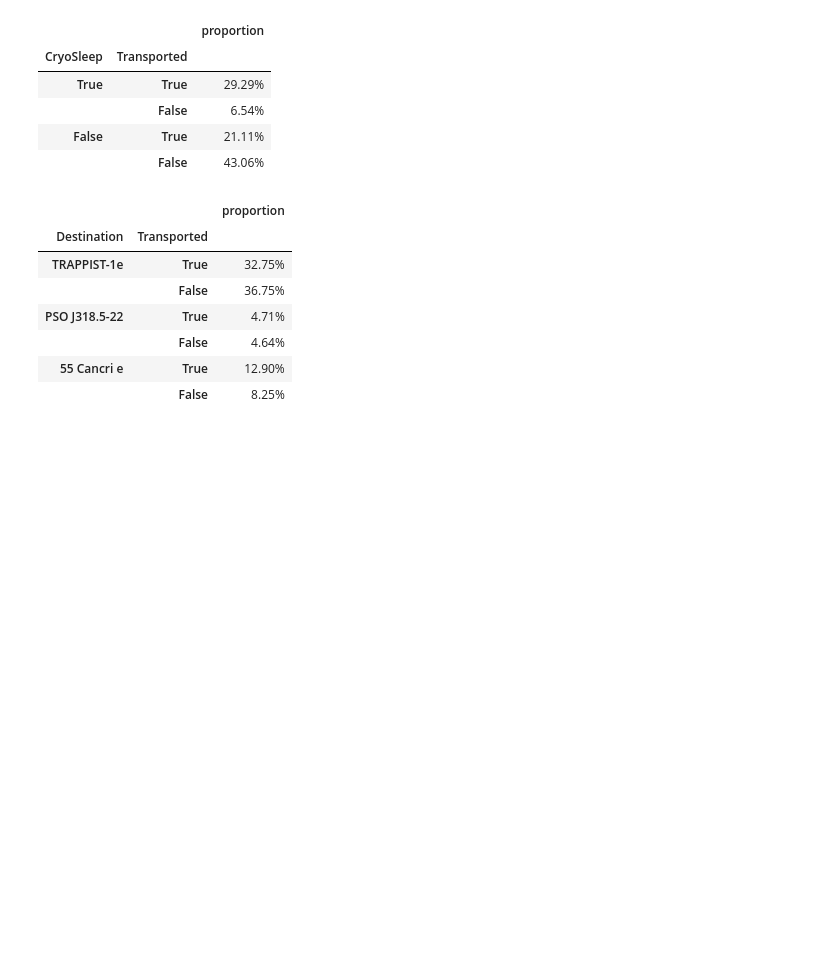
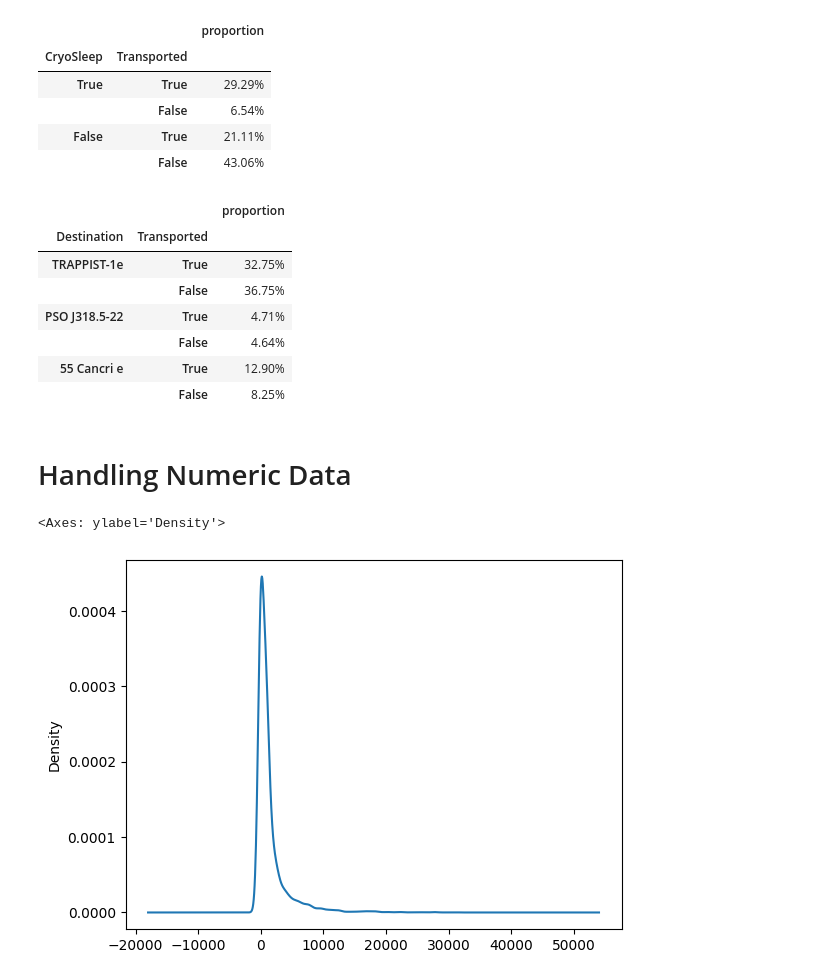
Before and after one commit to lucascheng24/Comp4433_spaceship-titanic, a Jupyter notebook: dataPreprocess/Analysis/analysis_01.ipynb, the cells around one changed output. Cells and saved outputs as stored; diff of their text form; code cells hidden in the pictures; blank space fills up the shorter version.

```diff
--- a/dataPreprocess/Analysis/analysis_01.ipynb
+++ b/dataPreprocess/Analysis/analysis_01.ipynb
@@ -121,3 +149,10 @@ df_public.value_counts(['Destination', 'Transported'], normalize=True).sort_inde
 |  | False | 4.64% |
 | 55 Cancri e | True | 12.90% |
 |  | False | 8.25% |
+# %% [markdown]
+# Handling Numeric Data
+# %%
+df_public['Total_spending'].plot(kind='kde')
+# %% [output]
+<Axes: ylabel='Density'>
+[figure, added]
```
Also changed, not shown: parts of 9 cells of this notebook, 6 other files.
